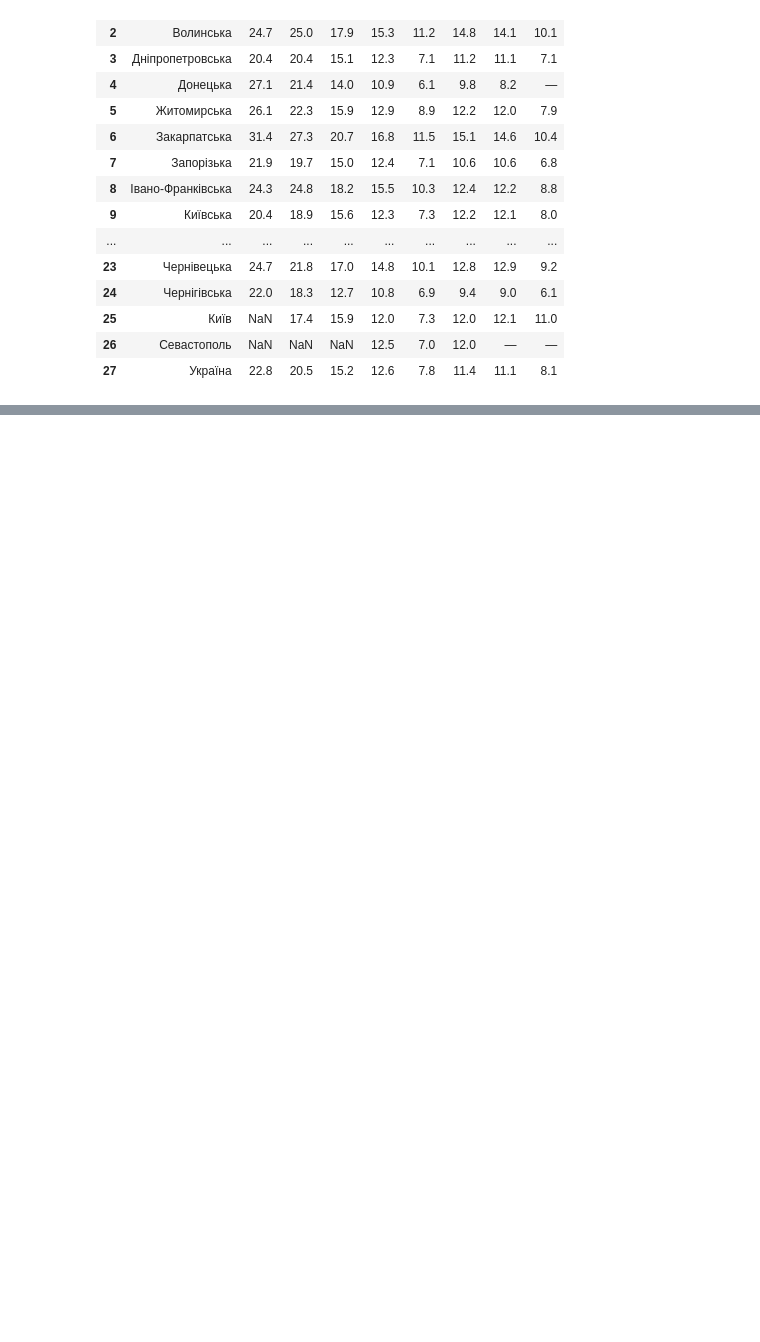
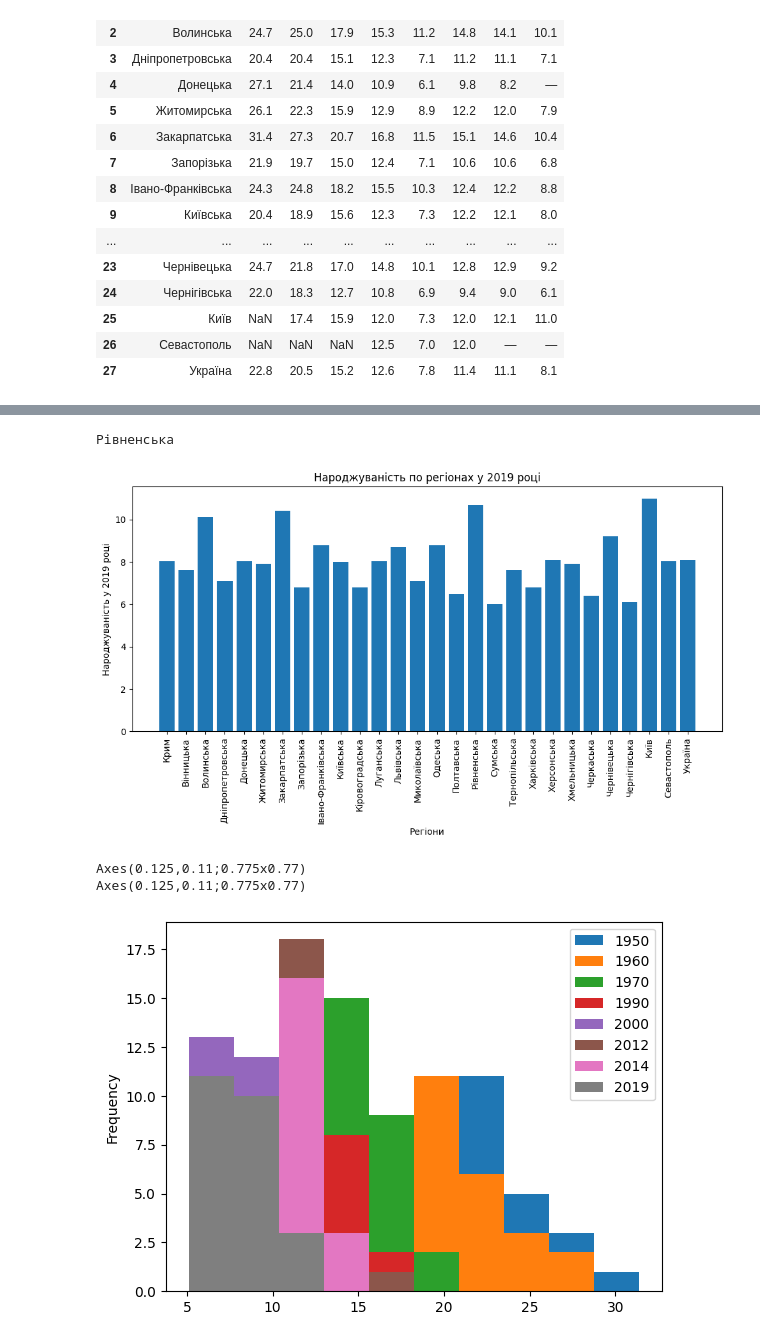
Before and after one commit to RomanTutskyi/Hw2, a Jupyter notebook: Hw2.1.ipynb, the cells around one changed output, grey strips where cells are left out. Saved outputs shown, nothing was run; the diff lists cells and outputs as text; code cells hidden in the pictures; blank space fills up the shorter version.

```diff
--- a/Hw2.1.ipynb
+++ b/Hw2.1.ipynb
@@ -92,0 +214,74 @@ table.apply(pd.to_numeric, errors='ignore')
+# %%
+import pandas as pd
+import numpy as np
+tables = pd.read_html("https://uk.wikipedia.org/wiki/%D0%9D%D0%B0%D1%81%D0%B5%D0%BB%D0%B5%D0%BD%D0%BD%D1%8F_%D0%A3%D0%BA%D1%80%D0%B0%D1%97%D0%BD%D0%B8", match="Регіон", thousands=".", decimal=",")
+table = tables[0]
+
+table.replace("—", np.nan, inplace=True)
+
+numeric_columns = table.columns[1:]
+
+for column in numeric_columns:
+    table[column] = pd.to_numeric(table[column], errors='coerce')
+
+column_means = table.drop("Регіон", axis=1).mean()
+
+df_filled = table.fillna(column_means)
+
+region_highest = df_filled[df_filled["2014"] == df_filled["2014"].max()]["Регіон"].values[0]
+
+print(region_highest)
+# %% [output]
+Рівненська
+# %%
+%matplotlib inline
+import pandas as pd
+import matplotlib.pyplot as plt
+import numpy as np
+
+tables = pd.read_html("https://uk.wikipedia.org/wiki/%D0%9D%D0%B0%D1%81%D0%B5%D0%BB%D0%B5%D0%BD%D0%BD%D1%8F_%D0%A3%D0%BA%D1%80%D0%B0%D1%97%D0%BD%D0%B8", match="Регіон", thousands=".", decimal=",")
+table = tables[0]
+
+table.replace("—", np.nan, inplace=True)
+
+
+numeric_columns = table.columns[1:]
+
+for column in numeric_columns:
+    table[column] = pd.to_numeric(table[column], errors='coerce')
+
+
+column_means = table.drop("Регіон", axis=1).mean()
+
+
+df_filled = table.fillna(column_means)
+
+
+plt.figure(figsize=(10, 6))
+
+
+regions = df_filled["Регіон"]
+birth_rates_2019 = df_filled["2019"]
+
+# Побудова діаграми
+plt.bar(regions, birth_rates_2019)
+plt.xlabel("Регіони")
+plt.ylabel("Народжуваність у 2019 році")
+plt.title("Народжуваність по регіонах у 2019 році")
+plt.xticks(rotation=90)
+
+
+plt.tight_layout()
+plt.show()
+
+print(table.plot(kind="hist"))
+
+print(table.plot(kind="box"))
+
+
+# У це завдання додав зразу інші графіки
+# %% [output]
+[figure, added]
+Axes(0.125,0.11;0.775x0.77)
+Axes(0.125,0.11;0.775x0.77)
+[figure, added]
```
Also changed, not shown: parts of 5 cells of this notebook, 1 other file.
